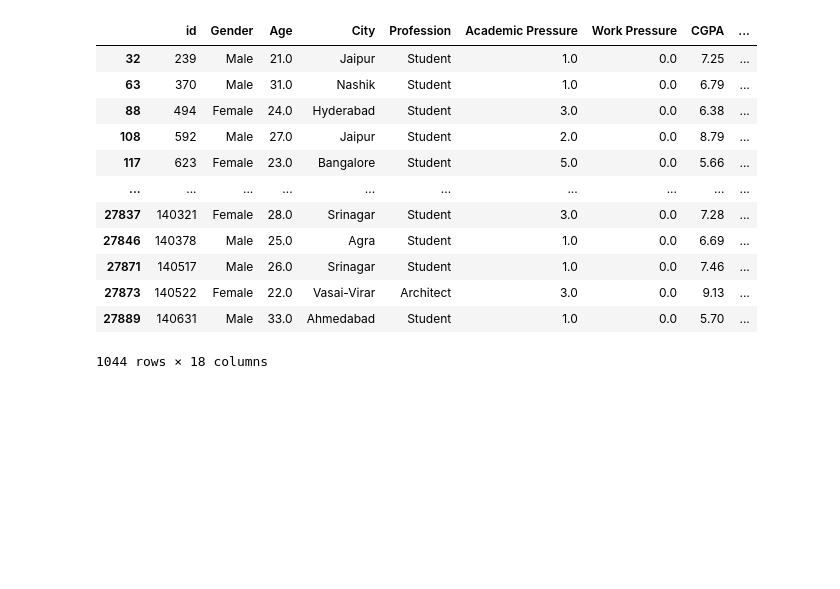
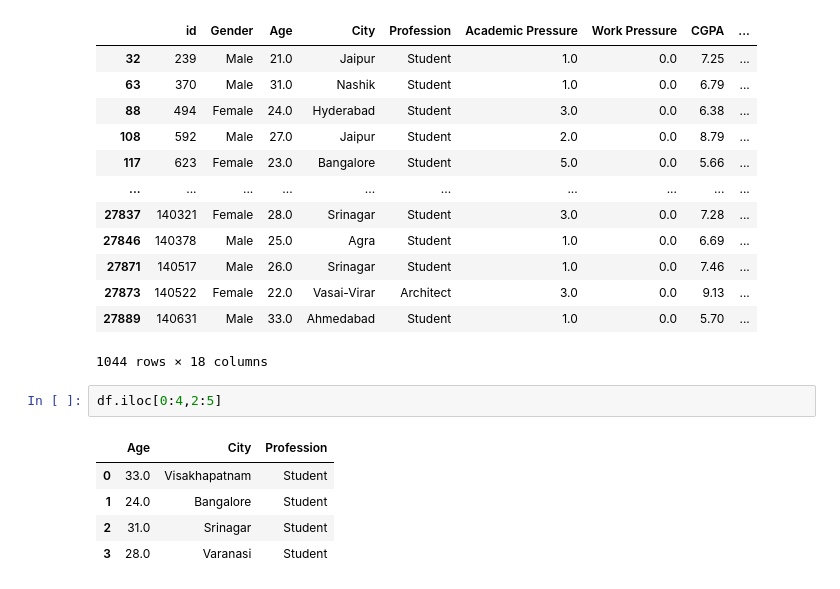
Before and after one commit to lalitkrchoudhary/gen_ai, a Jupyter notebook: o.ipynb, the cells around one changed output. Drawn from its saved outputs; the diff is of its cells as text; blank space fills up the shorter version.

```diff
--- a/o.ipynb
+++ b/o.ipynb
@@ -366,3 +366,11 @@ df.loc[df['Degree'] == 'MCA']
 | 27873 | 140522 | Female | 22.0 | Vasai-Virar | Architect | 3.0 | 0.0 | 9.13 | ... |
 | 27889 | 140631 | Male | 33.0 | Ahmedabad | Student | 1.0 | 0.0 | 5.70 | ... |
 1044 rows × 18 columns
+# %%
+df.iloc[0:4,2:5]
+# %% [output]
+|  | Age | City | Profession |
+| 0 | 33.0 | Visakhapatnam | Student |
+| 1 | 24.0 | Bangalore | Student |
+| 2 | 31.0 | Srinagar | Student |
+| 3 | 28.0 | Varanasi | Student |
```
Also changed, not shown: parts of 3 cells of this notebook.
